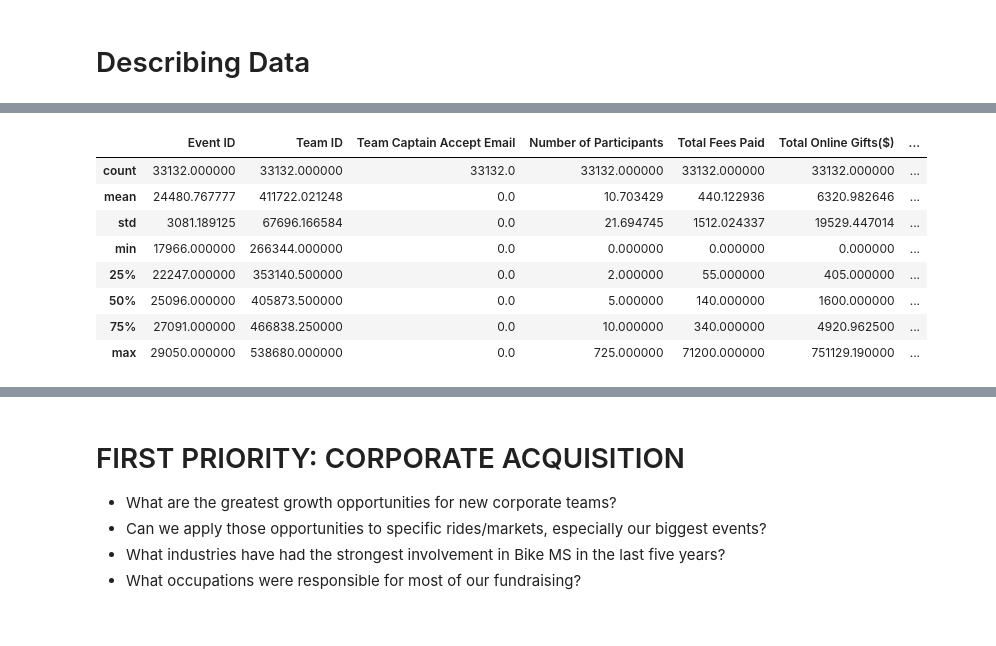
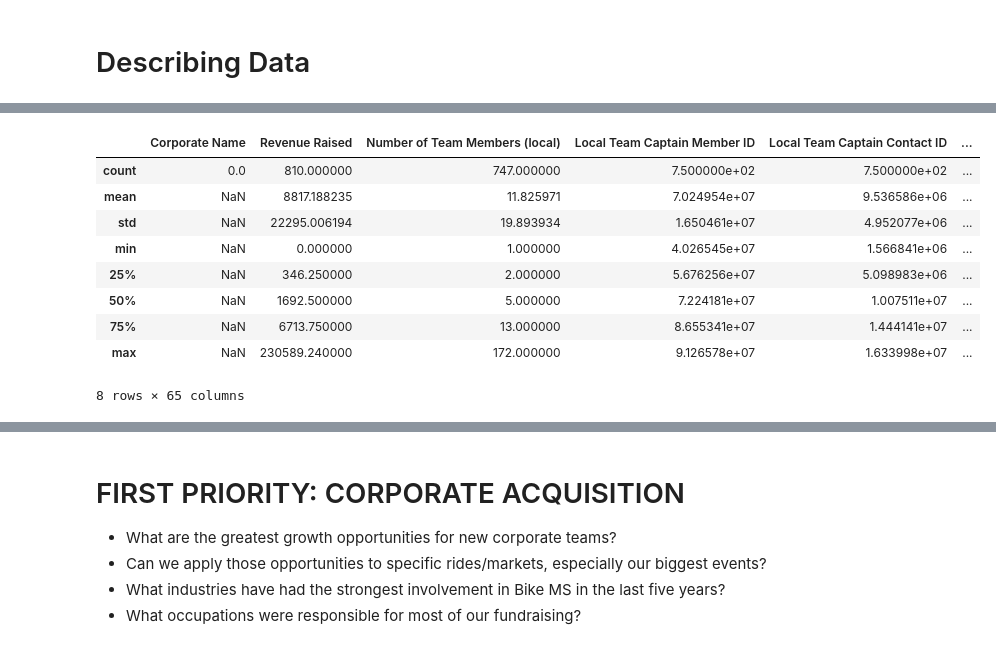
Before and after one commit to mills-jeffreyb/GENBA894, a Jupyter notebook: Mills_Jeff_CapstoneProject-National Bike Teams.ipynb, the cells around one changed output, grey strips where cells are left out. Cells and saved outputs as stored; diff of their text form; code cells hidden in the pictures.

```diff
--- a/Mills_Jeff_CapstoneProject-National Bike Teams.ipynb
+++ b/Mills_Jeff_CapstoneProject-National Bike Teams.ipynb
@@ -179,2 +343,6 @@ Name: Local Team Captain Contact By Email OK? (Y/N), dtype: int64
 # %% [markdown]
 # Describing Data
+# %%
+dummy = pd.get_dummies(nationalteams['Local Team Captain Primary Connection To MS'])
+nationalteamsd = pd.concat([nationalteams, dummy],axis=1)
+nationalteamsd.head()
@@ -180,0 +357,4 @@ Name: Local Team Captain Contact By Email OK? (Y/N), dtype: int64
+# %%
+dummy = pd.get_dummies(nationalteams['Local Team Captain State/Province'])
+nationalteamsd = pd.concat([nationalteamsd, dummy],axis=1)
+nationalteamsd.head()
@@ -180,0 +369,4 @@ Name: Local Team Captain Contact By Email OK? (Y/N), dtype: int64
+# %%
+dummy = pd.get_dummies(nationalteams['Local Team Captain Contact By Mail OK? (Y/N)'])
+nationalteamsd = pd.concat([nationalteamsd, dummy],axis=1)
+nationalteamsd.head()
@@ -181,12 +381,13 @@ Name: Local Team Captain Contact By Email OK? (Y/N), dtype: int64
 # %%
-biketeams.describe()
+nationalteamsd.describe()
 # %% [output]
-|  | Event ID | Team ID | Team Captain Accept Email | Number of Participants | Total Fees Paid | Total Online Gifts($) | ... |
-| count | 33132.000000 | 33132.000000 | 33132.0 | 33132.000000 | 33132.000000 | 33132.000000 | ... |
-| mean | 24480.767777 | 411722.021248 | 0.0 | 10.703429 | 440.122936 | 6320.982646 | ... |
-| std | 3081.189125 | 67696.166584 | 0.0 | 21.694745 | 1512.024337 | 19529.447014 | ... |
-| min | 17966.000000 | 266344.000000 | 0.0 | 0.000000 | 0.000000 | 0.000000 | ... |
-| 25% | 22247.000000 | 353140.500000 | 0.0 | 2.000000 | 55.000000 | 405.000000 | ... |
-| 50% | 25096.000000 | 405873.500000 | 0.0 | 5.000000 | 140.000000 | 1600.000000 | ... |
-| 75% | 27091.000000 | 466838.250000 | 0.0 | 10.000000 | 340.000000 | 4920.962500 | ... |
-| max | 29050.000000 | 538680.000000 | 0.0 | 725.000000 | 71200.000000 | 751129.190000 | ... |
+|  | Corporate Name | Revenue Raised | Number of Team Members (local) | Local Team Captain Member ID | Local Team Captain Contact ID | ... |
+| count | 0.0 | 810.000000 | 747.000000 | 7.500000e+02 | 7.500000e+02 | ... |
+| mean | NaN | 8817.188235 | 11.825971 | 7.024954e+07 | 9.536586e+06 | ... |
+| std | NaN | 22295.006194 | 19.893934 | 1.650461e+07 | 4.952077e+06 | ... |
+| min | NaN | 0.000000 | 1.000000 | 4.026545e+07 | 1.566841e+06 | ... |
+| 25% | NaN | 346.250000 | 2.000000 | 5.676256e+07 | 5.098983e+06 | ... |
+| 50% | NaN | 1692.500000 | 5.000000 | 7.224181e+07 | 1.007511e+07 | ... |
+| 75% | NaN | 6713.750000 | 13.000000 | 8.655341e+07 | 1.444141e+07 | ... |
+| max | NaN | 230589.240000 | 172.000000 | 9.126578e+07 | 1.633998e+07 | ... |
+8 rows × 65 columns
```
Also changed, not shown: parts of 23 cells of this notebook, 4 other files.
